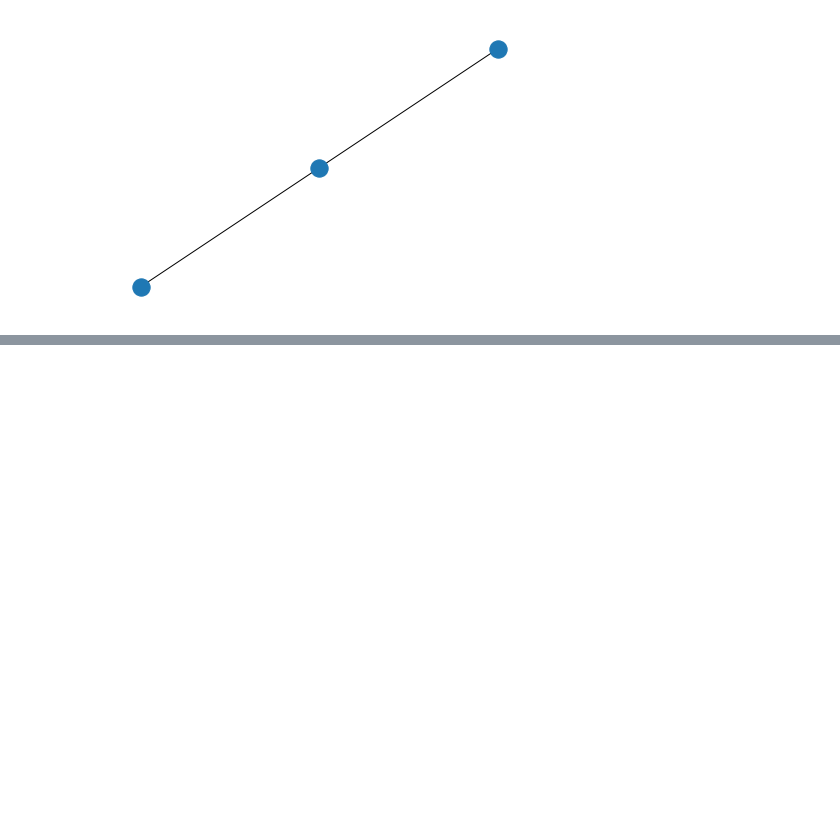
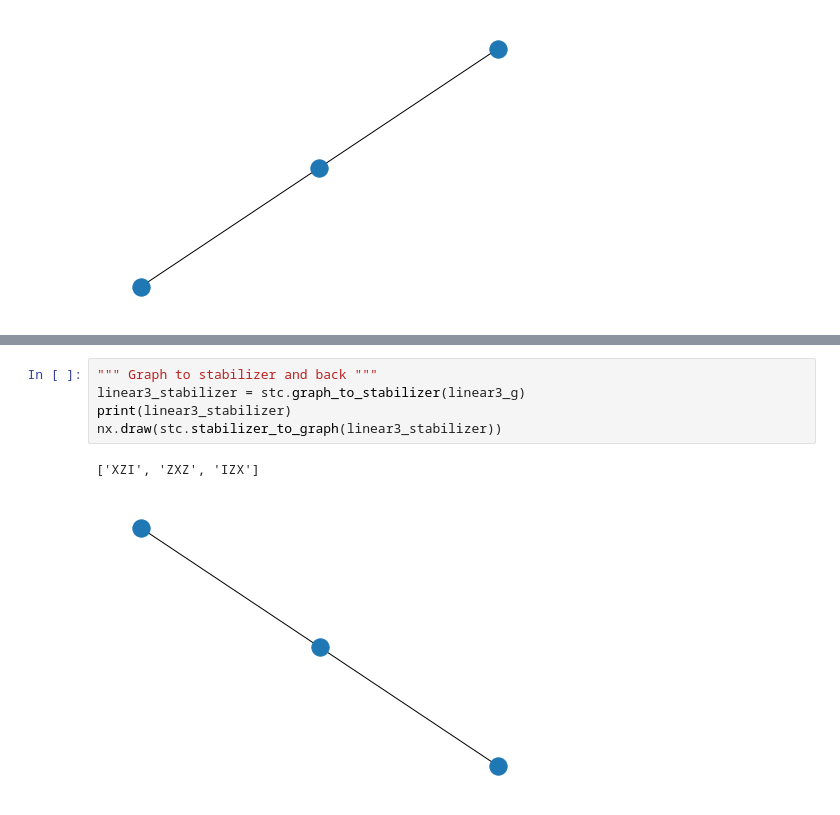
Before and after one commit to graphiq-dev/graphiq, a Jupyter notebook: examples/startup_guide/2_states.ipynb, the cells around one changed output, grey strips where cells are left out. Saved outputs shown, nothing was run; the diff lists cells and outputs as text; blank space fills up the shorter version.

```diff
--- a/examples/startup_guide/2_states.ipynb
+++ b/examples/startup_guide/2_states.ipynb
@@ -256,0 +312,8 @@ Graph with 3 nodes and 2 edges
+# %%
+""" Graph to stabilizer and back """
+linear3_stabilizer = stc.graph_to_stabilizer(linear3_g)
+print(linear3_stabilizer)
+nx.draw(stc.stabilizer_to_graph(linear3_stabilizer))
+# %% [output]
+['XZI', 'ZXZ', 'IZX']
+[figure, added]
```
Also changed, not shown: parts of 9 cells of this notebook.
